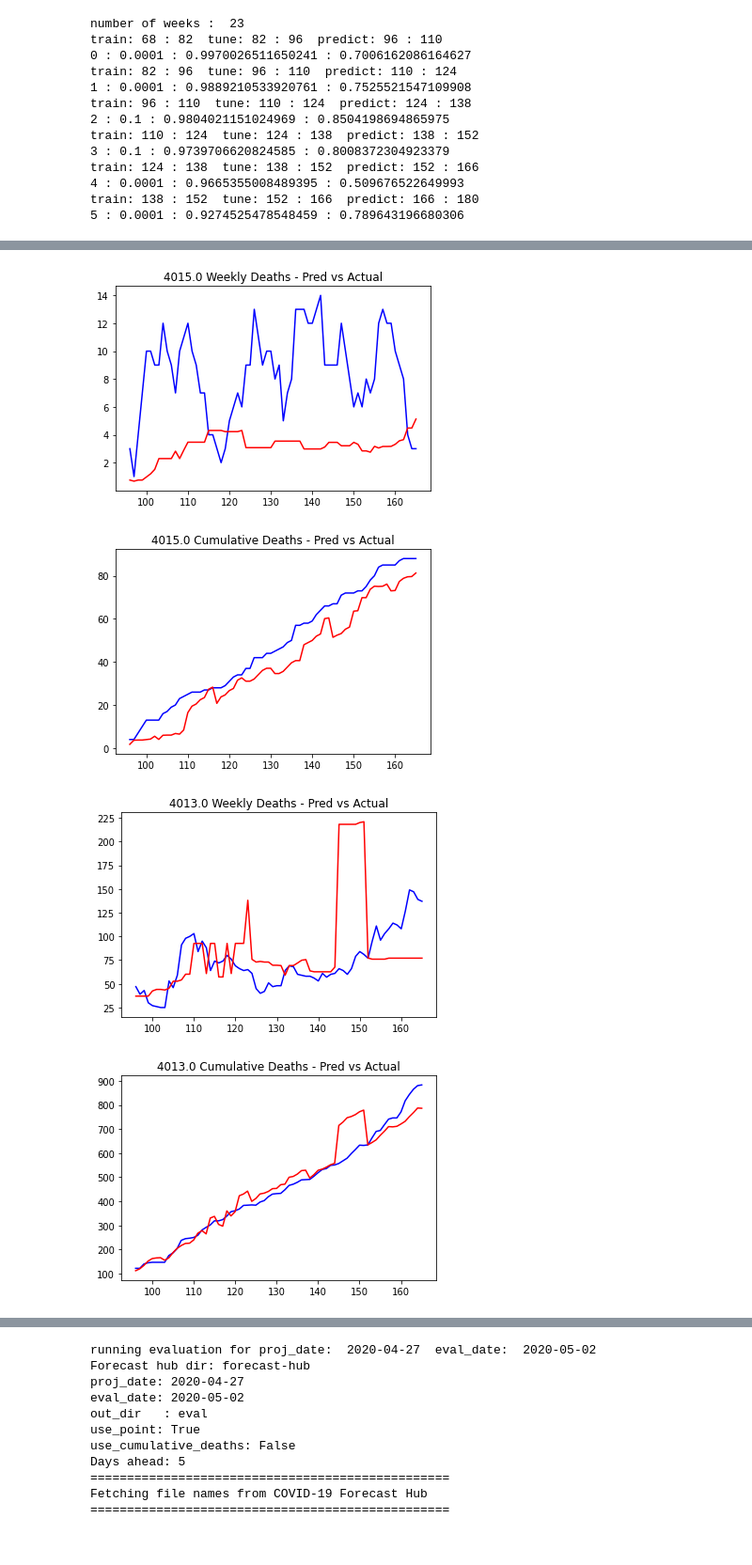
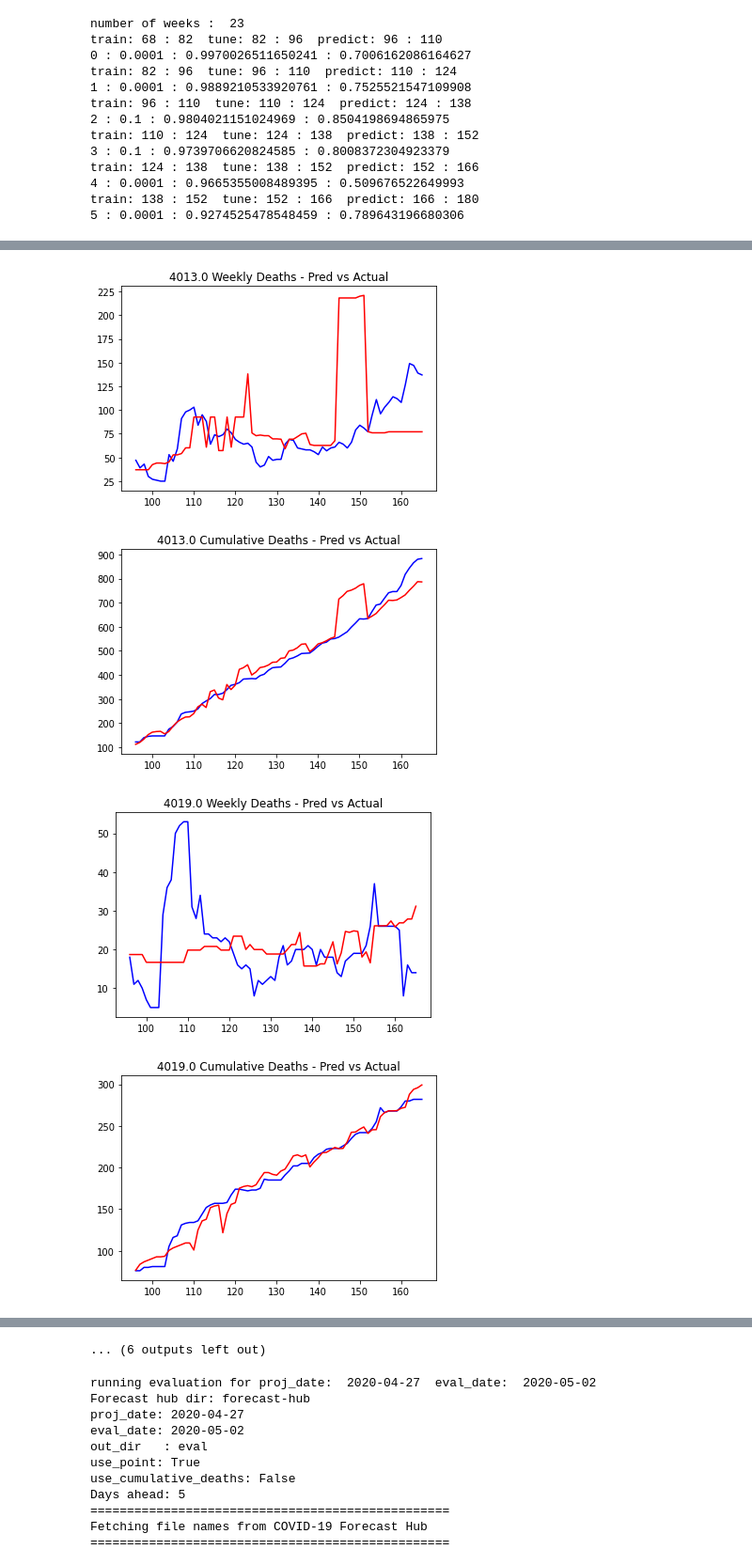
Before and after one commit to sakethsundar/covid-forecaster, a Jupyter notebook: Forecaster_v2.ipynb, the cells around one changed output, grey strips where cells are left out. Shown: that part at 94% size. Saved outputs shown, nothing was run; the diff lists cells and outputs as text; code cells hidden in the pictures.

```diff
--- a/Forecaster_v2.ipynb
+++ b/Forecaster_v2.ipynb
@@ -37,6 +37,7 @@ cdArray = US_Deaths_df['Cumulative_Deaths'].to_numpy()
 fipsArray = US_Deaths_df['FIPS'].to_numpy()
 i = 0
 j = 0
+FIPS = 0.0
 for index, row in US_Deaths_df.iterrows():
   countyFIPS = row['FIPS']
   if FIPS == countyFIPS:
@@ -439,33 +439,35 @@ train: 138 : 152  tune: 152 : 166  predict: 166 : 180
 # %%
 import matplotlib.pyplot as plt
 %matplotlib inline
-FIPS = [6037.0, 4015.0, 4013.0, 36059.0]
+FIPS = [6037.0,  4013.0, 4019.0, 36059.0, 12086.0, 12011.0, 48201.0,48113.0,13121.0]
 
 for f in FIPS:
     Deaths_Cases_df = US_Deaths_Cases_df[(US_Deaths_Cases_df["FIPS"] == f) & (US_Deaths_Cases_df["Days"] >= 96) & (US_Deaths_Cases_df["Days"] < 166)]
     predicted_df_90 = predicted_df_all_days[(predicted_df_all_days["FIPS"] == f) & (predicted_df_all_days["Days"] >= 96) & (predicted_df_all_days["Days"] < 166)]
 
     x = Deaths_Cases_df["Days"]
     z= predicted_df_90["Predicted_Weekly_Deaths"]
     y = Deaths_Cases_df["Weekly_Deaths"]
     plt.title(str(f) +" Weekly Deaths - Pred vs Actual")
     plt.plot(x, y, "-b", label="actual")
     plt.plot(x, z, "-r", label="predicted")
+    plt.savefig(str(f) + "_Weekly_Deaths.png", dpi=100)
     plt.show()
 
     x = Deaths_Cases_df["Days"]
     z= predicted_df_90["Predicted_Cumulative_Deaths"]
     y = Deaths_Cases_df["Cumulative_Deaths"]
     plt.title(str(f) +" Cumulative Deaths - Pred vs Actual")
     plt.plot(x, y, "-b", label="actual")
     plt.plot(x, z, "-r", label="predicted")
+    plt.savefig(str(f) + "_X_Cumulative_Deaths.png", dpi=100)
     plt.show()
 # %% [output]
 [figure]
 [figure]
-[figure, old version]
+[figure, new version]
-[figure, old version]
+[figure, new version]
-[figure, old version]
+[figure, new version]
-[figure, old version]
+[figure, new version]
 [figure]
 [figure]
@@ -472,3 +478,4 @@ for f in FIPS:
+... (6 outputs left out)
 # %%
 from datetime import datetime
 
```
Also changed, not shown: parts of 2 cells of this notebook.
